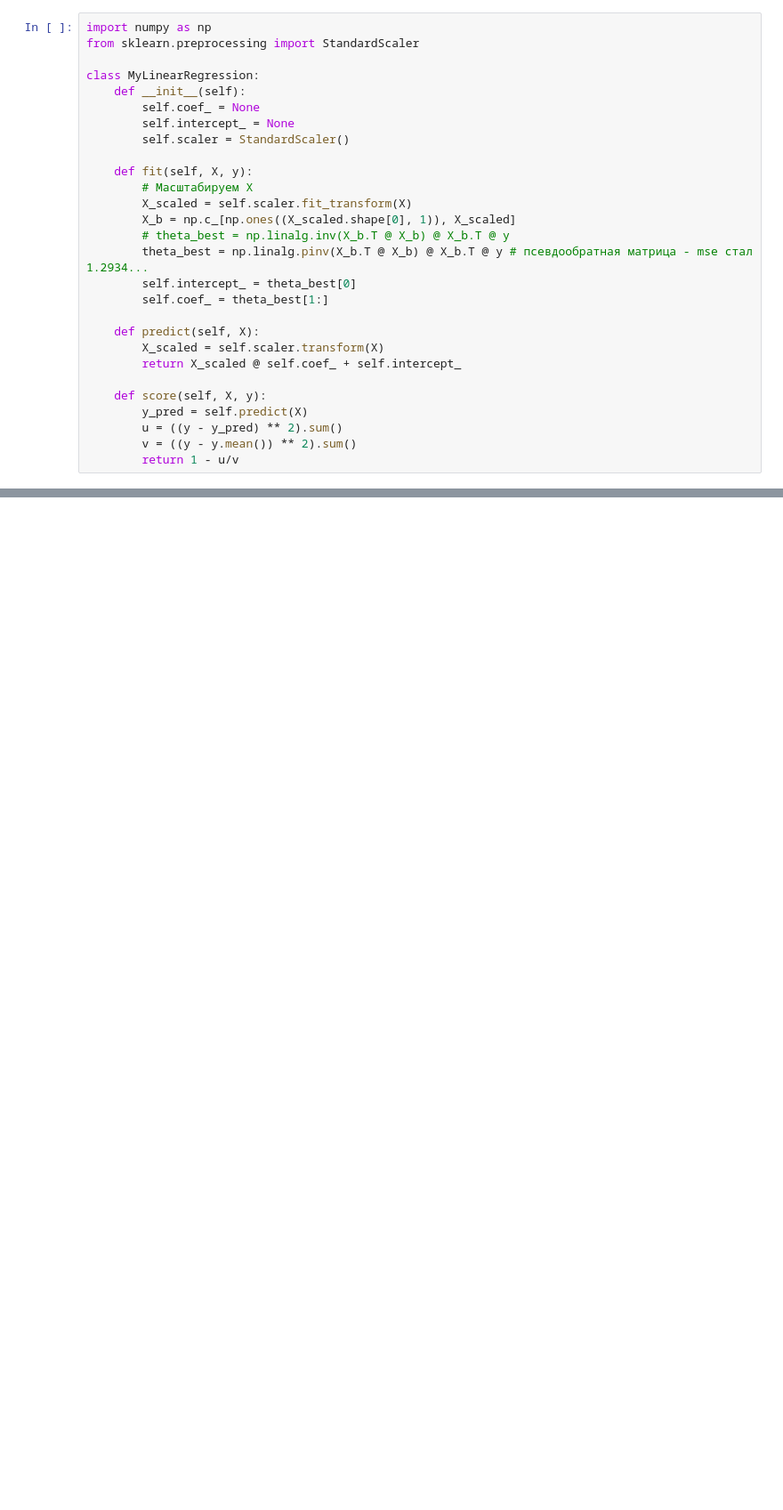
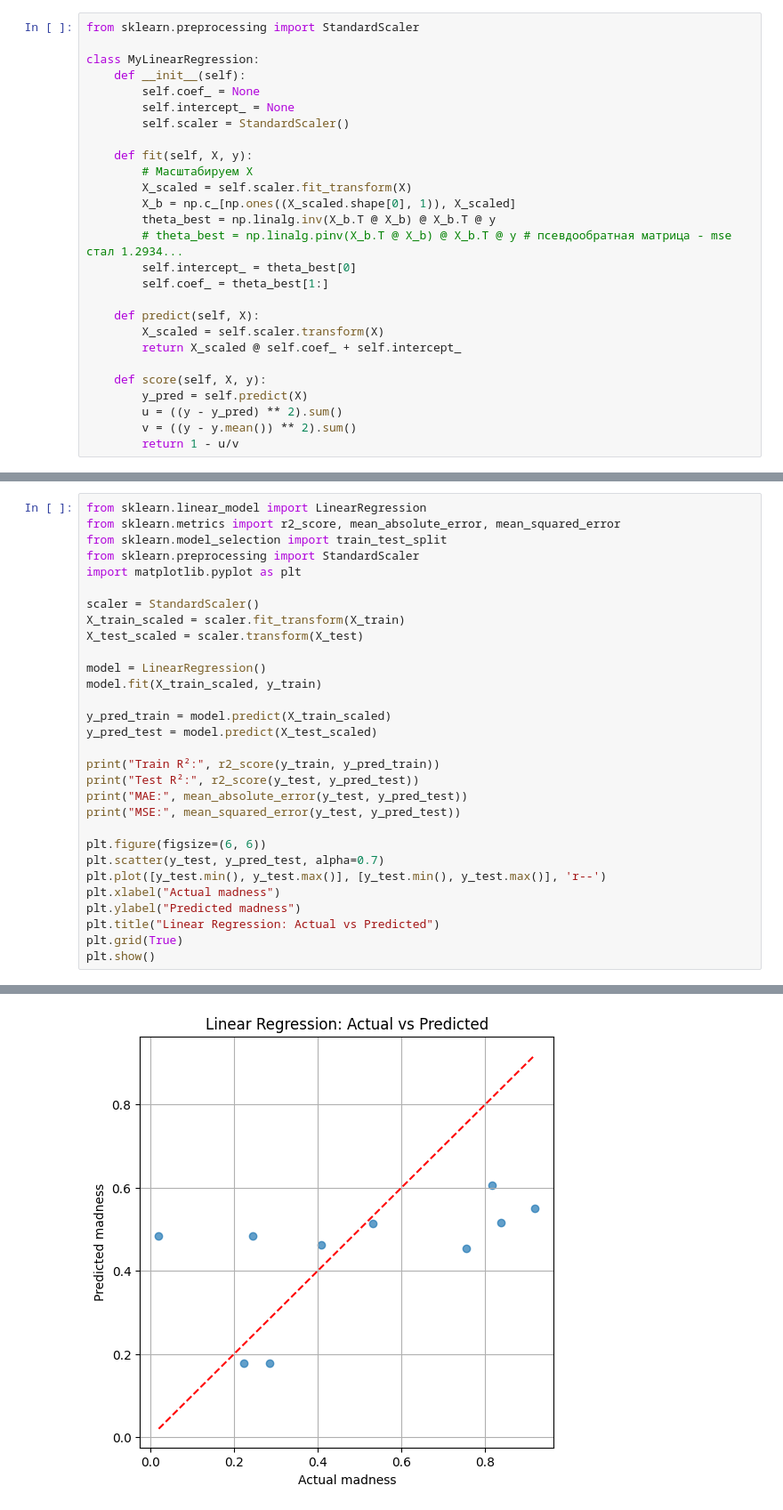
Before and after one commit to pryanik/i3_shades_of_mind, a Jupyter notebook: linear_regression.ipynb, the cells around one changed output, grey strips where cells are left out. Shown at 89% size. Saved outputs shown, nothing was run; the diff lists cells and outputs as text; blank space fills up the shorter version.

```diff
--- a/linear_regression.ipynb
+++ b/linear_regression.ipynb
@@ -24,7 +126,6 @@ from sklearn.linear_model import LinearRegression, Lasso, Ridge
 #     def predict(self, X):
 #         return X @ self.coef_ + self.intercept_
 # %%
-import numpy as np
 from sklearn.preprocessing import StandardScaler
 
 class MyLinearRegression:
@@ -37,8 +138,8 @@ class MyLinearRegression:
         # Масштабируем X
         X_scaled = self.scaler.fit_transform(X)
         X_b = np.c_[np.ones((X_scaled.shape[0], 1)), X_scaled]
-        # theta_best = np.linalg.inv(X_b.T @ X_b) @ X_b.T @ y
-        theta_best = np.linalg.pinv(X_b.T @ X_b) @ X_b.T @ y # псевдообратная матрица - mse стал 1.2934...
+        theta_best = np.linalg.inv(X_b.T @ X_b) @ X_b.T @ y
+        # theta_best = np.linalg.pinv(X_b.T @ X_b) @ X_b.T @ y # псевдообратная матрица - mse стал 1.2934...
         self.intercept_ = theta_best[0]
         self.coef_ = theta_best[1:]
 
@@ -105,0 +250,31 @@ plt.show()
+# %%
+from sklearn.linear_model import LinearRegression
+from sklearn.metrics import r2_score, mean_absolute_error, mean_squared_error
+from sklearn.model_selection import train_test_split
+from sklearn.preprocessing import StandardScaler
+import matplotlib.pyplot as plt
+
+scaler = StandardScaler()
+X_train_scaled = scaler.fit_transform(X_train)
+X_test_scaled = scaler.transform(X_test)
+
+model = LinearRegression()
+model.fit(X_train_scaled, y_train)
+
+y_pred_train = model.predict(X_train_scaled)
+y_pred_test = model.predict(X_test_scaled)
+
+print("Train R²:", r2_score(y_train, y_pred_train))
+print("Test R²:", r2_score(y_test, y_pred_test))
+print("MAE:", mean_absolute_error(y_test, y_pred_test))
+print("MSE:", mean_squared_error(y_test, y_pred_test))
+
+plt.figure(figsize=(6, 6))
+plt.scatter(y_test, y_pred_test, alpha=0.7)
+plt.plot([y_test.min(), y_test.max()], [y_test.min(), y_test.max()], 'r--')
+plt.xlabel("Actual madness")
+plt.ylabel("Predicted madness")
+plt.title("Linear Regression: Actual vs Predicted")
+plt.grid(True)
+plt.show()
+# %% [output]
@@ -106,2 +285,3 @@ plt.show()
+[figure, added]
 # %%
 from sklearn.linear_model import Ridge, Lasso
```
Also changed, not shown: parts of 48 cells of this notebook.
